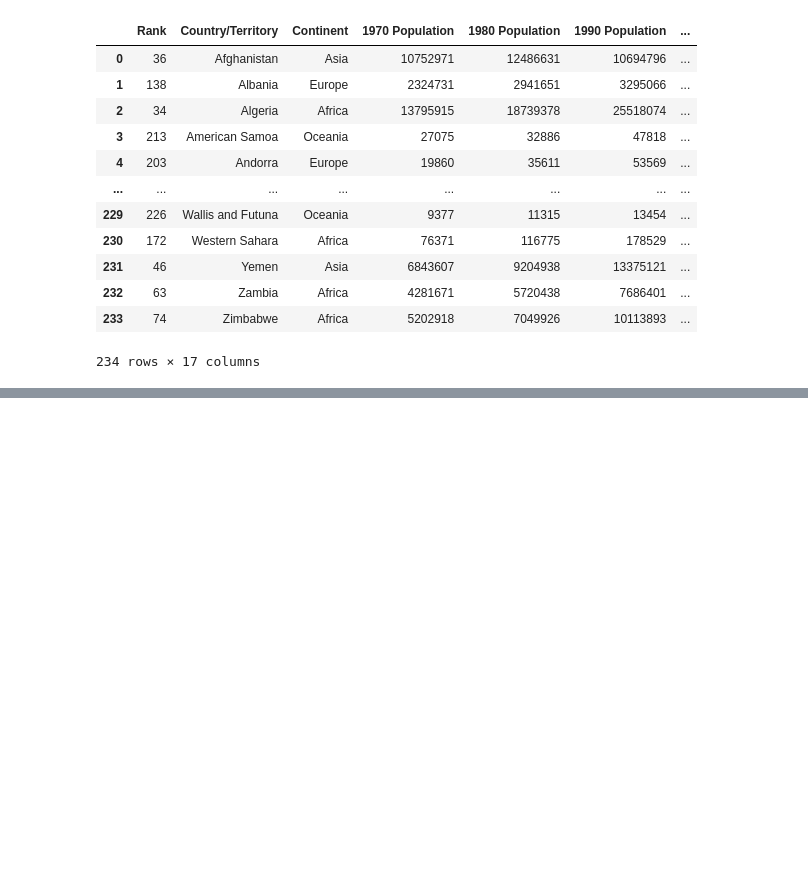
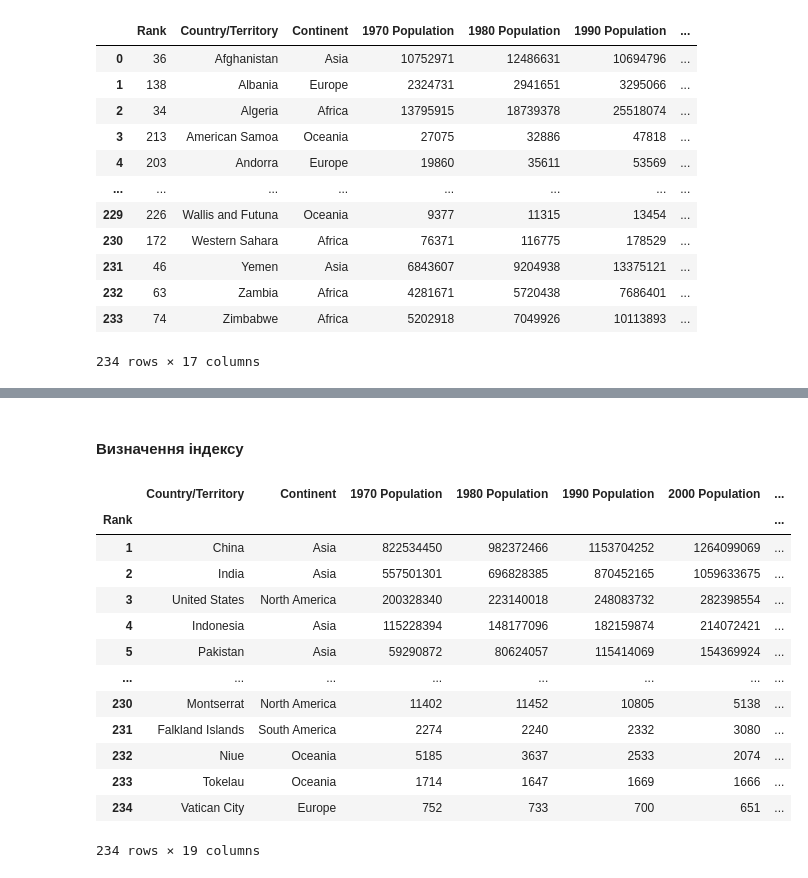
Before and after one commit to Y-Rov/python-PNU-course, a Jupyter notebook: course-part-2/realization-cw-2/rovinskyi-cw-2.ipynb, the cells around one changed output, grey strips where cells are left out. Cells and saved outputs as stored; diff of their text form; code cells hidden in the pictures; blank space fills up the shorter version.

```diff
--- a/course-part-2/realization-cw-2/rovinskyi-cw-2.ipynb
+++ b/course-part-2/realization-cw-2/rovinskyi-cw-2.ipynb
@@ -70,0 +232,22 @@ result_dataframe
+# %% [markdown]
+#### Визначення індексу
+# %%
+# Новий індекс - місце у рейтингу ('Rank')
+result_df_with_rank_index = result_df.set_index('Rank')
+result_df_with_rank_index.sort_index(inplace=True)
+result_df_with_rank_index
+# %% [output]
+|  | Country/Territory | Continent | 1970 Population | 1980 Population | 1990 Population | 2000 Population | ... |
+| Rank |  |  |  |  |  |  | ... |
+| 1 | China | Asia | 822534450 | 982372466 | 1153704252 | 1264099069 | ... |
+| 2 | India | Asia | 557501301 | 696828385 | 870452165 | 1059633675 | ... |
+| 3 | United States | North America | 200328340 | 223140018 | 248083732 | 282398554 | ... |
+| 4 | Indonesia | Asia | 115228394 | 148177096 | 182159874 | 214072421 | ... |
+| 5 | Pakistan | Asia | 59290872 | 80624057 | 115414069 | 154369924 | ... |
+| ... | ... | ... | ... | ... | ... | ... | ... |
+| 230 | Montserrat | North America | 11402 | 11452 | 10805 | 5138 | ... |
+| 231 | Falkland Islands | South America | 2274 | 2240 | 2332 | 3080 | ... |
+| 232 | Niue | Oceania | 5185 | 3637 | 2533 | 2074 | ... |
+| 233 | Tokelau | Oceania | 1714 | 1647 | 1669 | 1666 | ... |
+| 234 | Vatican City | Europe | 752 | 733 | 700 | 651 | ... |
+234 rows × 19 columns
```
Also changed, not shown: parts of 23 cells of this notebook.
